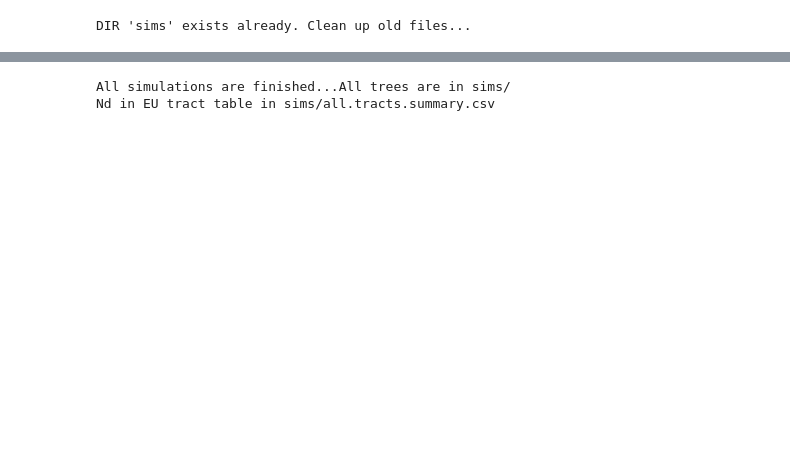
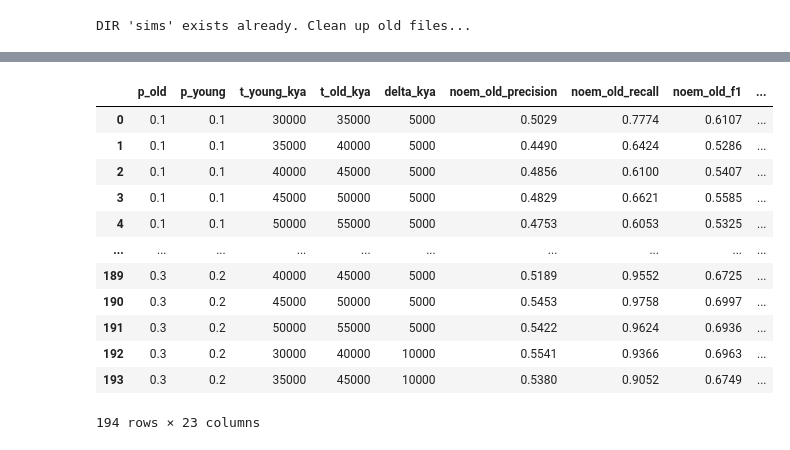
Before and after one commit to Dana778/course-project-3, a Jupyter notebook: simulations/test.daiseg.simple.ipynb, the cells around one changed output, grey strips where cells are left out. Cells and saved outputs as stored; diff of their text form; code cells hidden in the pictures; blank space fills up the shorter version.

Commit message:
grid

```diff
--- a/simulations/test.daiseg.simple.ipynb
+++ b/simulations/test.daiseg.simple.ipynb
@@ -68,3 +73,24 @@ N_CHR, N_JOBS = 10, 4  # number of chr, -1 use all cores, N use N cores
 random_seeds = random.sample(range(1, 10**9), k=N_CHR)
 # %% [output]
 DIR 'sims' exists already. Clean up old files...
+# %%
+def generate_param_grid():
+    p_vals = [0.3, 0.4, 0.5]
+    delta_vals = [10000, 15000, 20000]
+    young_vals = [30000, 35000, 40000, 45000, 50000]
+
+    grid = []
+    for p_old in p_vals:
+        for p_young in p_vals:
+            for delta in delta_vals:
+                for t_young_kya in young_vals:
+                    t_old_kya = t_young_kya + delta
+                    if t_old_kya <= 60000:
+                        grid.append({
+                            "p_old": p_old,
+                            "p_young": p_young,
+                            "t_young_kya": t_young_kya,
+                            "t_old_kya": t_old_kya,
+                            "delta_kya": delta
+                        })
+    return grid
@@ -70,0 +257,19 @@ DIR 'sims' exists already. Clean up old files...
+# %%
+grid = generate_param_grid()
+all_rows = Parallel(n_jobs=4)(
+    delayed(run_one_experiment)(
+        cfg,
+        base_params=params,
+        base_Ne=Ne,
+        base_t=t,
+        n_chromosomes=10,
+        n_jobs=1,
+        root_dir="grid_runs"
+    )
+    for cfg in grid
+)
+
+os.makedirs("grid_runs", exist_ok=True)
+results_df = pd.DataFrame(all_rows) # type: ignore
+results_df.to_csv("grid_runs/summary_table.tsv", sep="\t", index=False)
+results_df
@@ -71,16 +335,31 @@ DIR 'sims' exists already. Clean up old files...
+# %%
+results_df = pd.DataFrame(all_rows)
+results_df.to_csv("grid_runs/summary_table.tsv", sep="\t", index=False)
+results_df
+# %% [output]
+|  | p_old | p_young | t_young_kya | t_old_kya | delta_kya | noem_old_precision | noem_old_recall | noem_old_f1 | ... |
+| 0 | 0.1 | 0.1 | 30000 | 35000 | 5000 | 0.5029 | 0.7774 | 0.6107 | ... |
+| 1 | 0.1 | 0.1 | 35000 | 40000 | 5000 | 0.4490 | 0.6424 | 0.5286 | ... |
+| 2 | 0.1 | 0.1 | 40000 | 45000 | 5000 | 0.4856 | 0.6100 | 0.5407 | ... |
+| 3 | 0.1 | 0.1 | 45000 | 50000 | 5000 | 0.4829 | 0.6621 | 0.5585 | ... |
+| 4 | 0.1 | 0.1 | 50000 | 55000 | 5000 | 0.4753 | 0.6053 | 0.5325 | ... |
+| ... | ... | ... | ... | ... | ... | ... | ... | ... | ... |
+| 189 | 0.3 | 0.2 | 40000 | 45000 | 5000 | 0.5189 | 0.9552 | 0.6725 | ... |
+| 190 | 0.3 | 0.2 | 45000 | 50000 | 5000 | 0.5453 | 0.9758 | 0.6997 | ... |
+| 191 | 0.3 | 0.2 | 50000 | 55000 | 5000 | 0.5422 | 0.9624 | 0.6936 | ... |
+| 192 | 0.3 | 0.2 | 30000 | 40000 | 10000 | 0.5541 | 0.9366 | 0.6963 | ... |
+| 193 | 0.3 | 0.2 | 35000 | 45000 | 10000 | 0.5380 | 0.9052 | 0.6749 | ... |
+194 rows × 23 columns
 # %%
-results = Parallel(n_jobs=N_JOBS)(
-    delayed(sims.process_one_chromosome)(seed, params, Ne, t, p_admix, OUTPUT_DIR)
-    for seed in random_seeds
-)
-print(f"All simulations are finished...All trees are in {OUTPUT_DIR}/")
+# results = Parallel(n_jobs=N_JOBS)(
+#     delayed(sims.process_one_chromosome)(seed, params, Ne, t, p_admix, OUTPUT_DIR)
+#     for seed in random_seeds
+# )
+# print(f"All simulations are finished...All trees are in {OUTPUT_DIR}/")
 
-final_df = pd.concat(results, ignore_index=True)
-csv_path = os.path.join(OUTPUT_DIR, "all.tracts.summary.csv")
-final_df.to_csv(csv_path, index=False, sep='\t')
+# final_df = pd.concat(results, ignore_index=True)
+# csv_path = os.path.join(OUTPUT_DIR, "all.tracts.summary.csv")
+# final_df.to_csv(csv_path, index=False, sep='\t')
 
-print(f"Nd in EU tract table in {csv_path}")
+# print(f"Nd in EU tract table in {csv_path}")
-# %% [output]
-All simulations are finished...All trees are in sims/
-Nd in EU tract table in sims/all.tracts.summary.csv
 # %%
```
Also changed, not shown: parts of 8 cells of this notebook, 3 other files.
